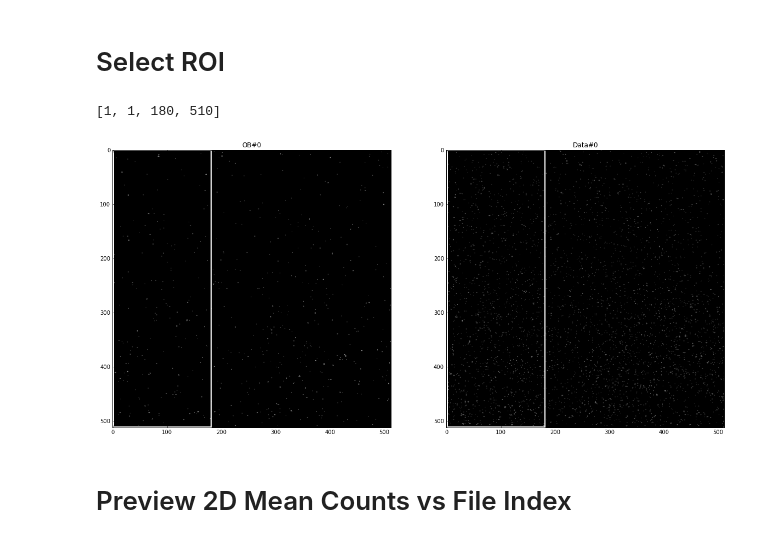
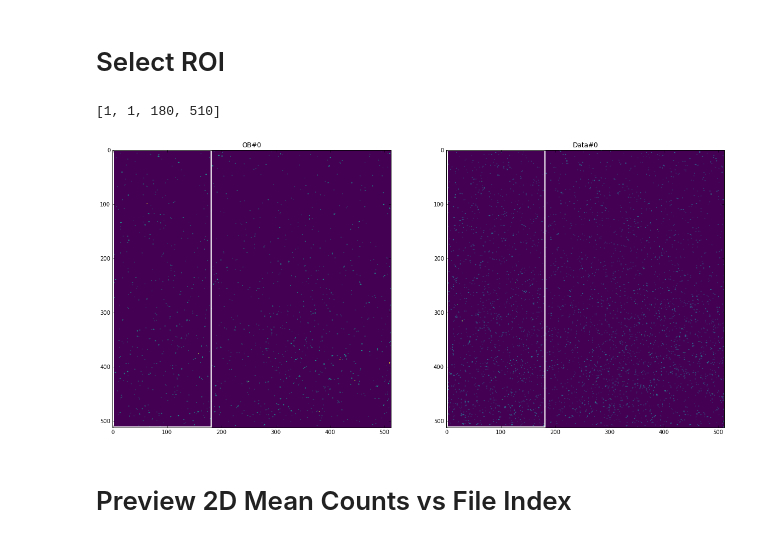
Before and after one commit to ornlneutronimaging/IPTS_14382, a Jupyter notebook: step7_normalization.ipynb, the cells around one changed output. Drawn from its saved outputs; the diff is of its cells as text; code cells hidden in the pictures.

```diff
--- a/step7_normalization.ipynb
+++ b/step7_normalization.ipynb
@@ -118,7 +119,8 @@ for _index, _file in enumerate(list_images):
     data_array.append(_image)
     w.value = _index
 
-w.visible = False
+data_array = np.squeeze(data_array)
+#w.visible = False
 # %% [markdown]
 ## Preview Data
 # %%
@@ -128,6 +130,8 @@ def plot_images(image_index):
     ax_img = plt.subplot(111)
     ax_img.imshow(data_array[image_index], cmap='viridis')
 
+    return image_index
+
 preview = interact(plot_images,
                   image_index = widgets.IntSlider(min=0,
                                                 max=len(list_images)-1,
@@ -207,7 +272,7 @@ def plot_images(file_index, x_left, y_top, width, height):
     fig = plt.figure(figsize=(20,20))
     ax_img = plt.subplot(121)
     ax_img.imshow(ob_binned[file_index],
-                 cmap='gray')
+                 cmap='viridis')
     ax_img.set_title("OB#{}".format(file_index))
     _rectangle = patches.Rectangle((x_left, y_top),
                                   width,
@@ -220,7 +285,7 @@ def plot_images(file_index, x_left, y_top, width, height):
     #data
     ax_data = plt.subplot(122)
     ax_data.imshow(data_array[file_index],
-                 cmap='gray')
+                 cmap='viridis')
     ax_data.set_title("Data#{}".format(file_index))
     _rectangle = patches.Rectangle((x_left, y_top),
                                   width,
@@ -233,34 +298,34 @@ def plot_images(file_index, x_left, y_top, width, height):
     return [x_left, y_top, width, height]
 
 preview = interact(plot_images,
                   file_index = widgets.IntSlider(min=0,
                                                 max=nbr_ob-1,
                                                 step=1,
                                                 value=0,
                                                 description="File Index"),
                   x_left = widgets.IntSlider(min=0,
                                             max=width,
                                             step=1,
                                             value=1,
                                             description='X Left'),
                   y_top = widgets.IntSlider(min=0,
                                            max=height,
                                            value=1,
                                            step=1,
                                            description='Y Top'),
                   width = widgets.IntSlider(min=0,
                                            max=width,
                                            step=1,
                                            value=180,
                                            description="Width"),
                   height = widgets.IntSlider(min=0,
                                             max=height,
                                             step=1,
                                             value=510,
                                             description='Height'))
 # %% [output]
 [1, 1, 180, 510]
-[figure, old version]
+[figure, new version]
 # %% [markdown]
 # Preview 2D Mean Counts vs File Index
 # %%
```
Also changed, not shown: parts of 13 cells of this notebook.
